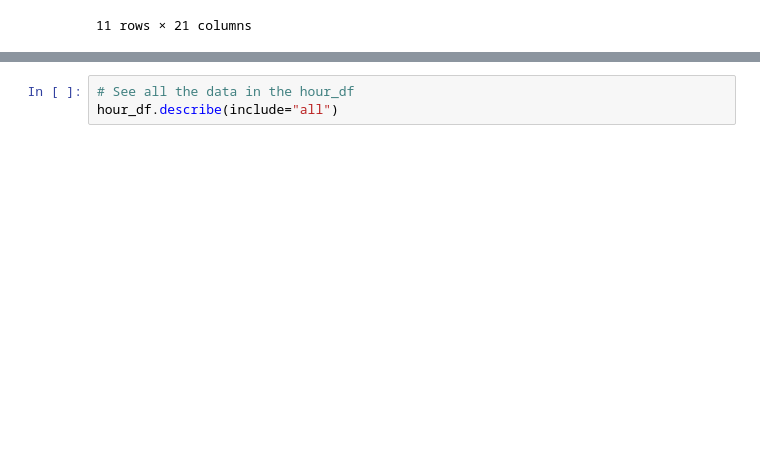
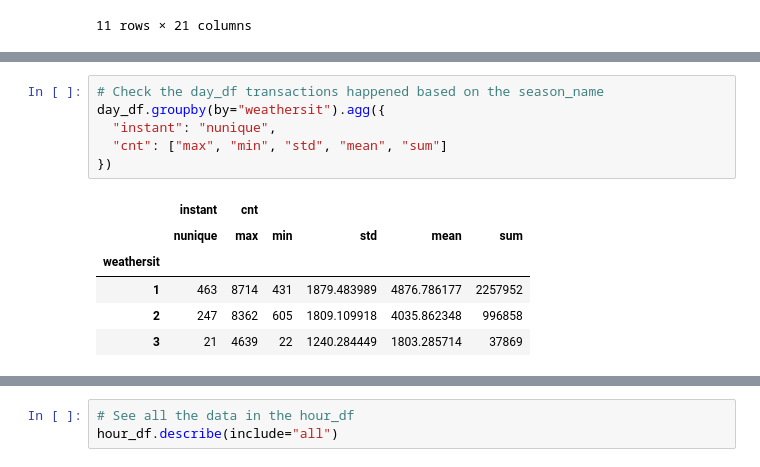
Before and after one commit to kvintan/dicoding-data-scientist-bab-4, a Jupyter notebook: Proyek_Analisis_Data.ipynb, the cells around one changed output, grey strips where cells are left out. Drawn from its saved outputs; the diff is of its cells as text; blank space fills up the shorter version.

```diff
--- a/Proyek_Analisis_Data.ipynb
+++ b/Proyek_Analisis_Data.ipynb
@@ -280,0 +314,13 @@ day_df.describe(include="all")
+# %%
+# Check the day_df transactions happened based on the season_name
+day_df.groupby(by="weathersit").agg({
+  "instant": "nunique",
+  "cnt": ["max", "min", "std", "mean", "sum"]
+})
+# %% [output]
+|  | instant | cnt |  |  |  |  |
+|  | nunique | max | min | std | mean | sum |
+| weathersit |  |  |  |  |  |  |
+| 1 | 463 | 8714 | 431 | 1879.483989 | 4876.786177 | 2257952 |
+| 2 | 247 | 8362 | 605 | 1809.109918 | 4035.862348 | 996858 |
+| 3 | 21 | 4639 | 22 | 1240.284449 | 1803.285714 | 37869 |
```
Also changed, not shown: parts of 30 cells of this notebook, 2 other files.
